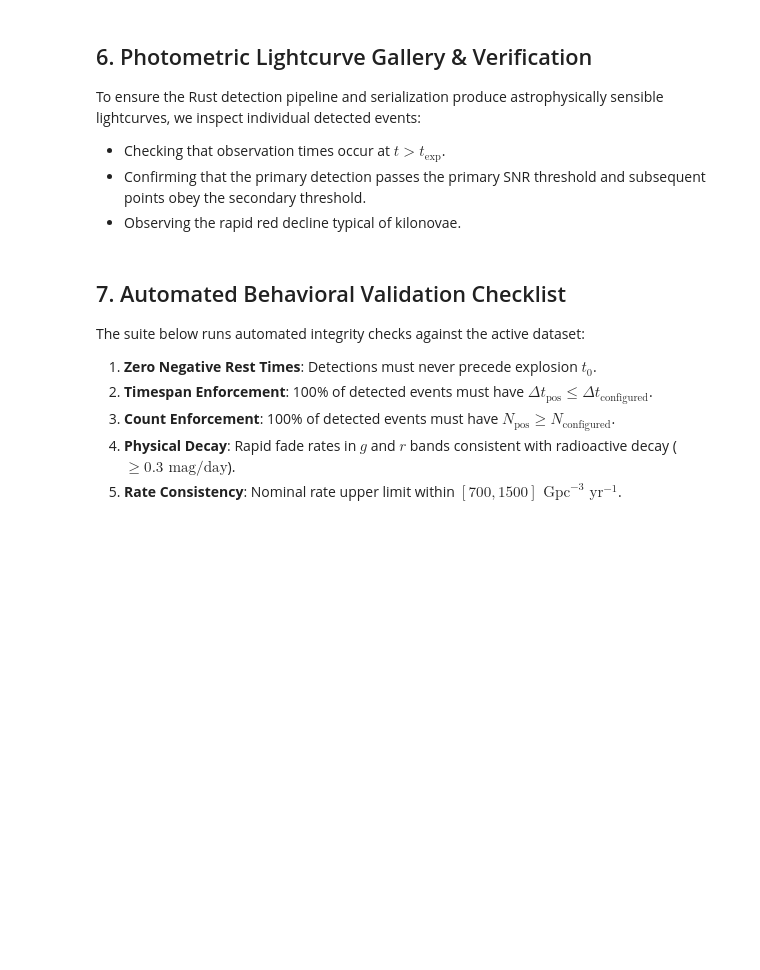
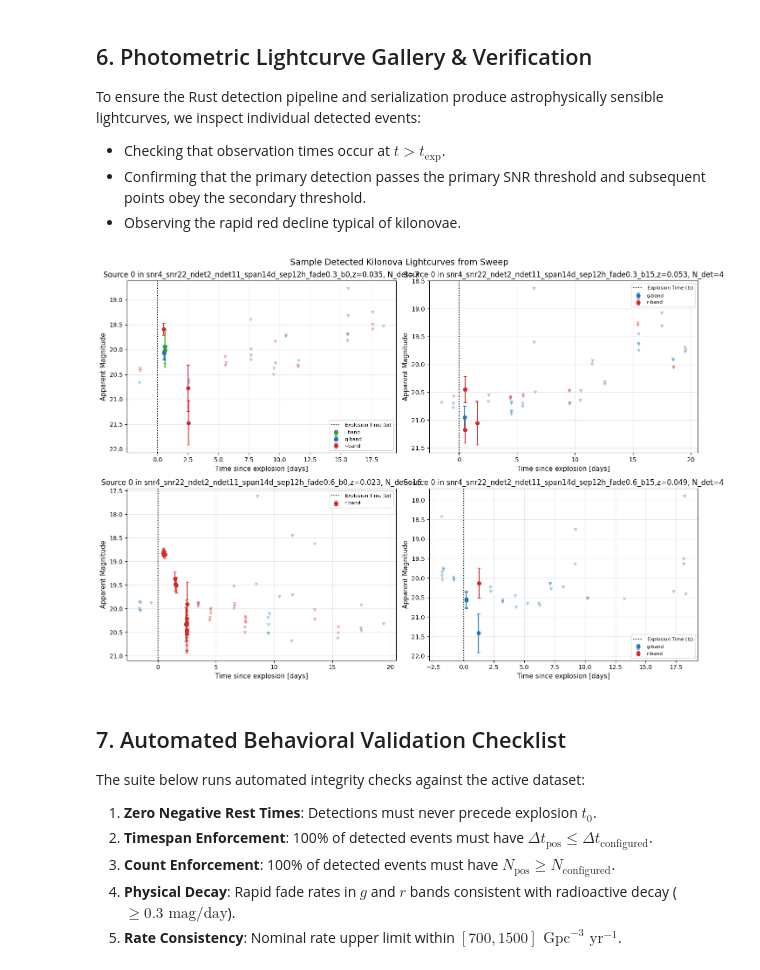
Before and after one commit to tylerbarna/kn-rates, a Jupyter notebook: detection_criteria_sweep_v2_analysis.ipynb, the cells around one changed output. Cells and saved outputs as stored; diff of their text form; code cells hidden in the pictures; blank space fills up the shorter version.

```diff
--- a/detection_criteria_sweep_v2_analysis.ipynb
+++ b/detection_criteria_sweep_v2_analysis.ipynb
@@ -370,35 +394,36 @@ def inspect_sample_lightcurves(results_root, n_samples=4):
         nd_bands = source.get('non_detections_bands', [])
         if len(nd_times) > 0:
             nd_dt = nd_times - t_exp
             # Plot within [-2, 20] days of explosion
             valid_nd = (nd_dt >= -2) & (nd_dt <= 20)
             for b in set(nd_bands):
                 mask = valid_nd & np.array([band == b for band in nd_bands])
                 color = BAND_COLORS.get(b, 'gray')
                 ax.scatter(nd_dt[mask], nd_depths[mask], marker='v', color=color, alpha=0.3, s=20)
 
         ax.invert_yaxis()
-        ax.set_title(f"Source 0 in {f.parent.parent.name}
-z={z:.3f}, N_det={len(times)}")
+        ax.set_title(f"Source 0 in {f.parent.parent.name},z={z:.3f}, N_det={len(times)}")
         ax.set_xlabel("Time since explosion [days]")
         ax.set_ylabel("Apparent Magnitude")
         ax.axvline(0, color='black', linestyle=':', label='Explosion Time ($t_0$)')
         ax.legend(fontsize=8)
         plotted += 1
 
     for ax in axes[plotted:]:
         ax.axis('off')
 
     plt.suptitle("Sample Detected Kilonova Lightcurves from Sweep", fontsize=14)
     plt.tight_layout()
     plt.show()
 
 # Run lightcurve gallery on v2 (or fallback to v1 if v2 files not yet present)
 inspect_root = ROOT_V2 if ROOT_V2.exists() and any(ROOT_V2.glob('**/*.json')) else ROOT_V1
 if inspect_root.exists():
     inspect_sample_lightcurves(inspect_root, n_samples=4)
 else:
     print("No sweep result directories found for lightcurve inspection.")
+# %% [output]
+[figure, added]
 # %% [markdown]
 ## 7. Automated Behavioral Validation Checklist
 
```
Also changed, not shown: parts of 7 cells of this notebook, 4 other files.
